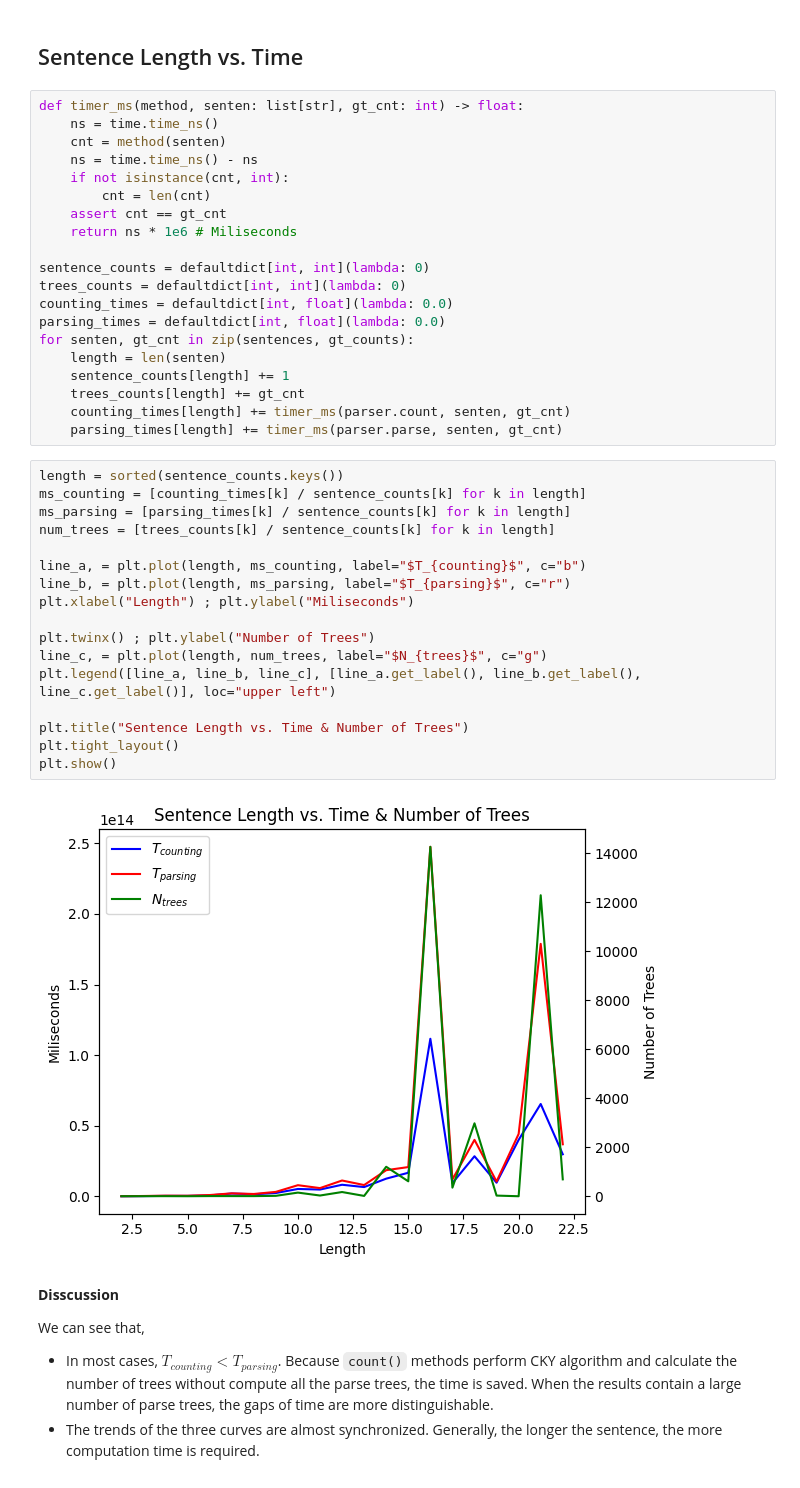
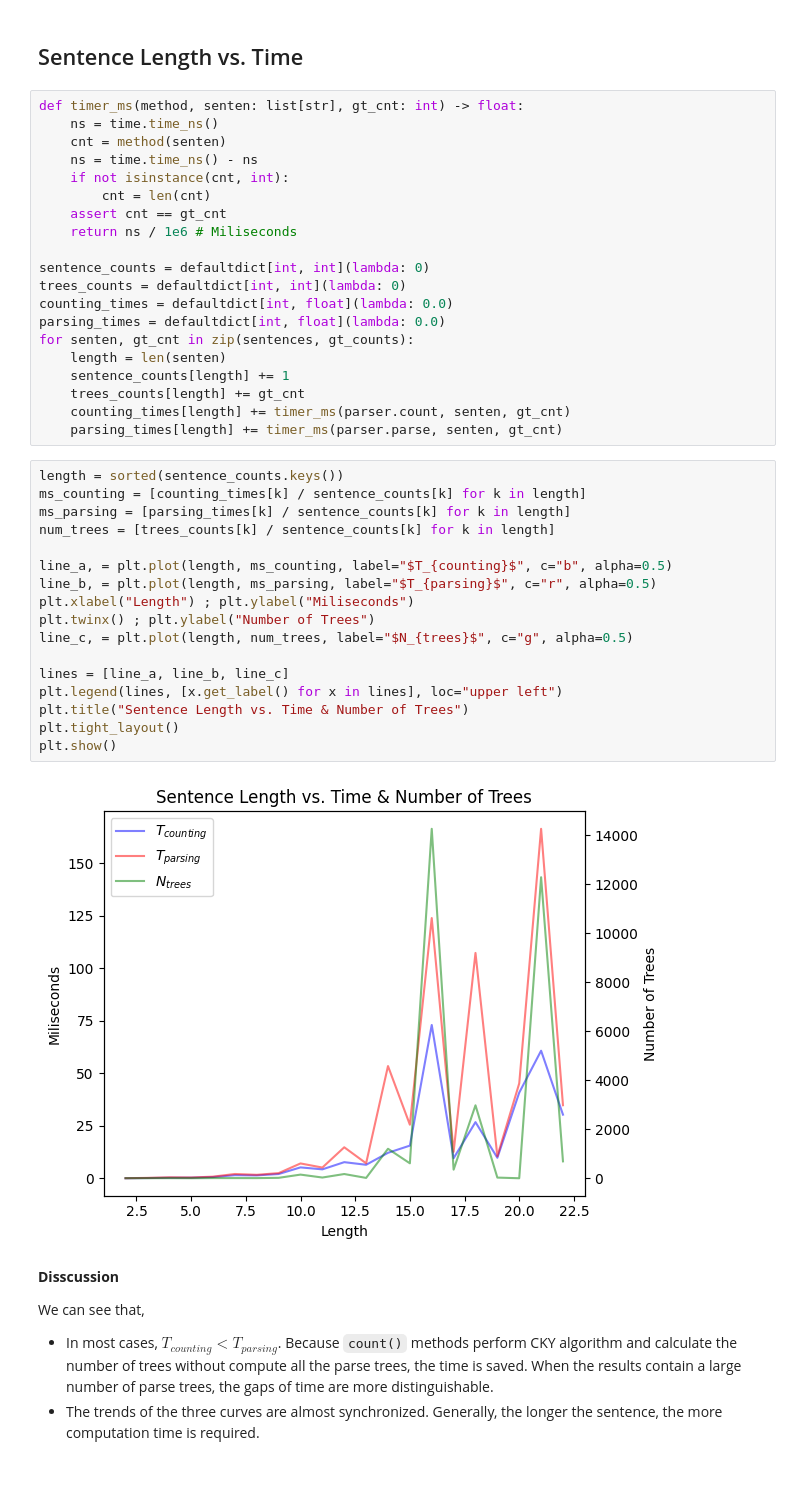
Before and after one commit to alexander7xu/saar_cl, a Jupyter notebook: 3_cky_parsing/main.ipynb, the cells around one changed output. Saved outputs shown, nothing was run; the diff lists cells and outputs as text.

```diff
--- a/3_cky_parsing/main.ipynb
+++ b/3_cky_parsing/main.ipynb
@@ -230,7 +230,7 @@ def timer_ms(method, senten: list[str], gt_cnt: int) -> float:
     if not isinstance(cnt, int):
         cnt = len(cnt)
     assert cnt == gt_cnt
-    return ns * 1e6 # Miliseconds
+    return ns / 1e6 # Miliseconds
 
 sentence_counts = defaultdict[int, int](lambda: 0)
 trees_counts = defaultdict[int, int](lambda: 0)
@@ -245,22 +245,22 @@ for senten, gt_cnt in zip(sentences, gt_counts):
 # %%
 length = sorted(sentence_counts.keys())
 ms_counting = [counting_times[k] / sentence_counts[k] for k in length]
 ms_parsing = [parsing_times[k] / sentence_counts[k] for k in length]
 num_trees = [trees_counts[k] / sentence_counts[k] for k in length]
 
-line_a, = plt.plot(length, ms_counting, label="$T_{counting}$", c="b")
-line_b, = plt.plot(length, ms_parsing, label="$T_{parsing}$", c="r")
+line_a, = plt.plot(length, ms_counting, label="$T_{counting}$", c="b", alpha=0.5)
+line_b, = plt.plot(length, ms_parsing, label="$T_{parsing}$", c="r", alpha=0.5)
 plt.xlabel("Length") ; plt.ylabel("Miliseconds")
+plt.twinx() ; plt.ylabel("Number of Trees")
+line_c, = plt.plot(length, num_trees, label="$N_{trees}$", c="g", alpha=0.5)
 
-plt.twinx() ; plt.ylabel("Number of Trees")
-line_c, = plt.plot(length, num_trees, label="$N_{trees}$", c="g")
-plt.legend([line_a, line_b, line_c], [line_a.get_label(), line_b.get_label(), line_c.get_label()], loc="upper left")
-
+lines = [line_a, line_b, line_c]
+plt.legend(lines, [x.get_label() for x in lines], loc="upper left")
 plt.title("Sentence Length vs. Time & Number of Trees")
 plt.tight_layout()
 plt.show()
 # %% [output]
-[figure, old version]
+[figure, new version]
 # %% [markdown]
 **Disscussion**
 
```
Also changed, not shown: parts of 11 cells of this notebook, 1 other file.
